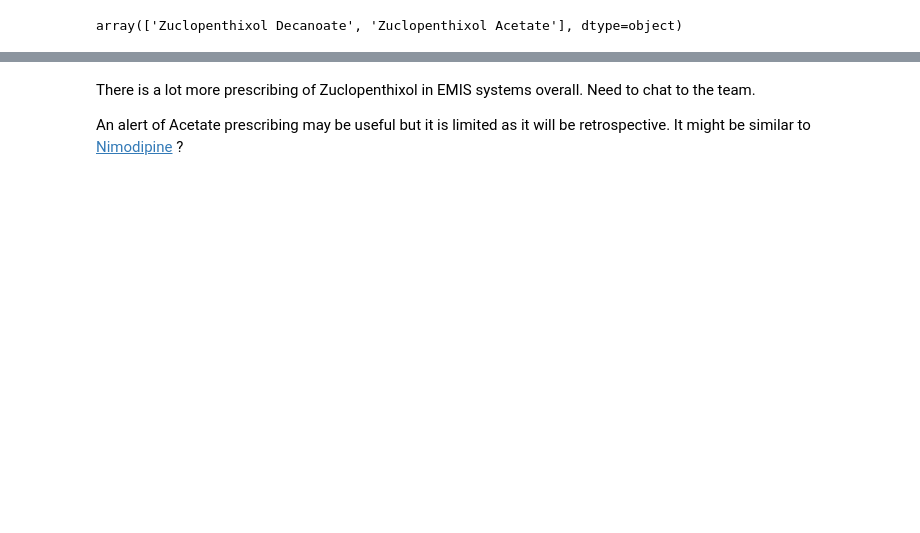
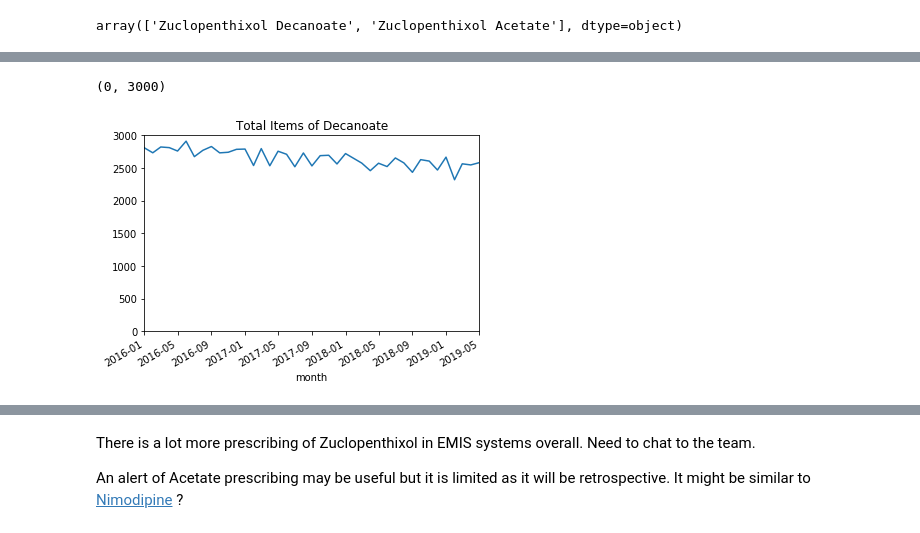
Before and after one commit to ebmdatalab/jupyter-notebooks, a Jupyter notebook: measures_by_software/Draft ideas/Zuclopenthixol/Zuclopenthixol.ipynb, the cells around one changed output, grey strips where cells are left out. Saved outputs shown, nothing was run; the diff lists cells and outputs as text; code cells hidden in the pictures; blank space fills up the shorter version.

```diff
--- a/measures_by_software/Draft ideas/Zuclopenthixol/Zuclopenthixol.ipynb
+++ b/measures_by_software/Draft ideas/Zuclopenthixol/Zuclopenthixol.ipynb
@@ -103,0 +111,6 @@ df_acetate.head()
+# %%
+df_decan.groupby("month")['decanoate'].sum().plot(kind='line', title="Total Items of Decanoate")
+plt.ylim(0, 3000)
+# %% [output]
+(0, 3000)
+[figure, added]
```
Also changed, not shown: parts of 23 cells of this notebook, 4 other files.
